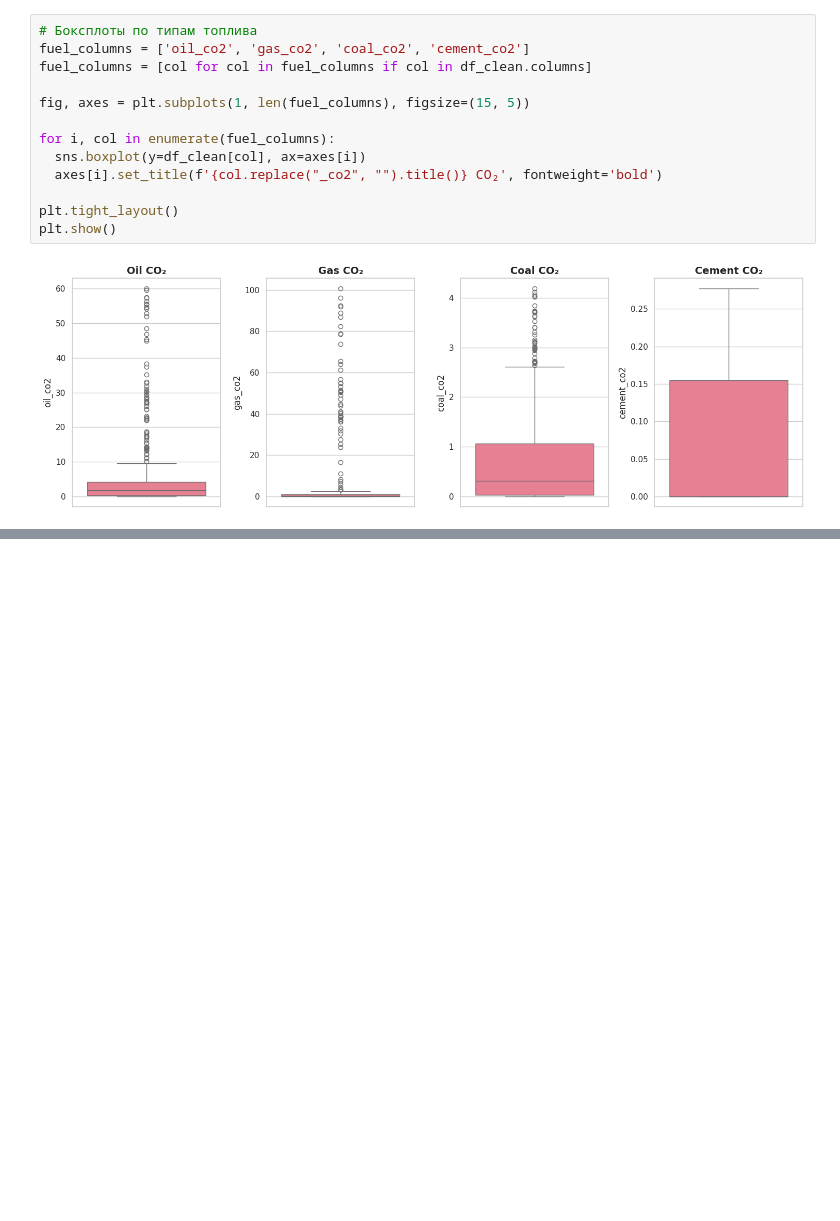
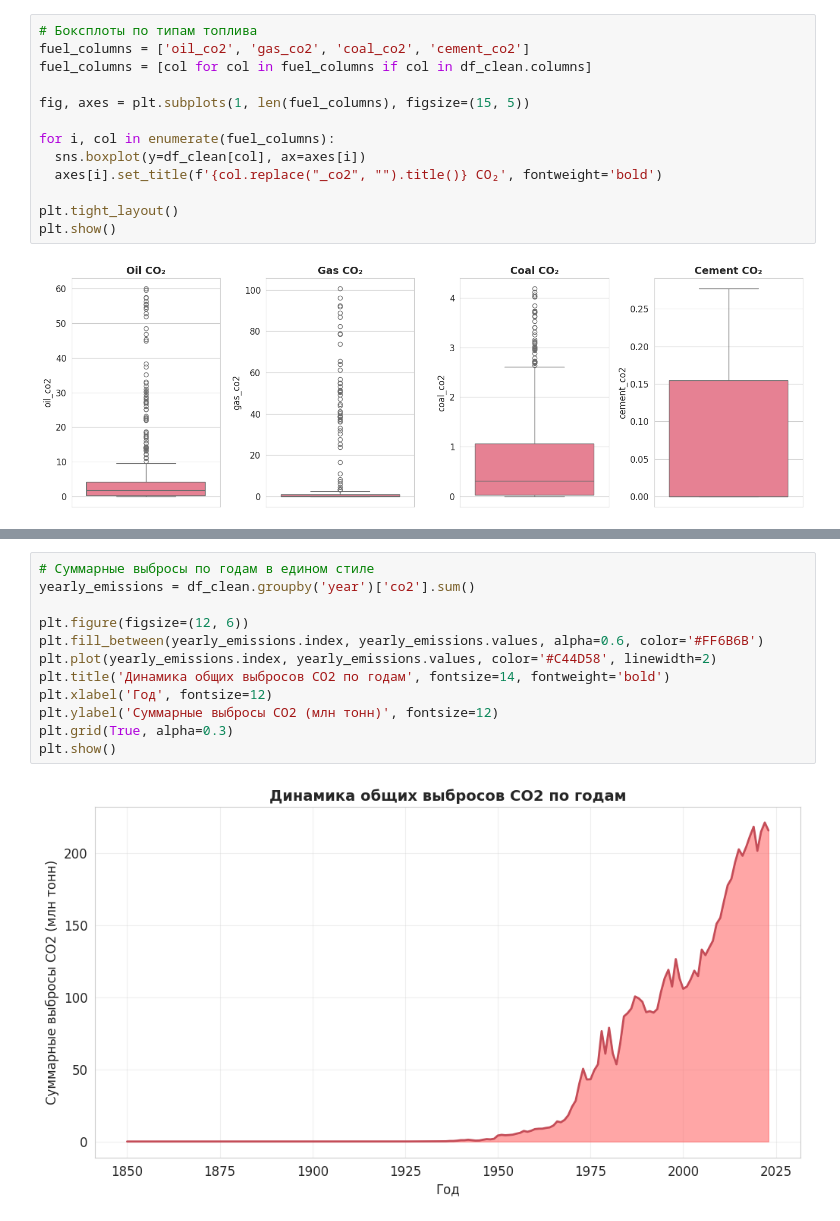
Before and after one commit to Svetlana88-n/new_project, a Jupyter notebook: notebook/EDA.ipynb, the cells around one changed output, grey strips where cells are left out. Saved outputs shown, nothing was run; the diff lists cells and outputs as text; blank space fills up the shorter version.

```diff
--- a/notebook/EDA.ipynb
+++ b/notebook/EDA.ipynb
@@ -753,0 +784,14 @@ plt.show()
+# %%
+# Суммарные выбросы по годам в едином стиле
+yearly_emissions = df_clean.groupby('year')['co2'].sum()
+
+plt.figure(figsize=(12, 6))
+plt.fill_between(yearly_emissions.index, yearly_emissions.values, alpha=0.6, color='#FF6B6B')
+plt.plot(yearly_emissions.index, yearly_emissions.values, color='#C44D58', linewidth=2)
+plt.title('Динамика общих выбросов CO2 по годам', fontsize=14, fontweight='bold')
+plt.xlabel('Год', fontsize=12)
+plt.ylabel('Суммарные выбросы CO2 (млн тонн)', fontsize=12)
+plt.grid(True, alpha=0.3)
+plt.show()
+# %% [output]
+[figure, added]
```
Also changed, not shown: parts of 12 cells of this notebook.
